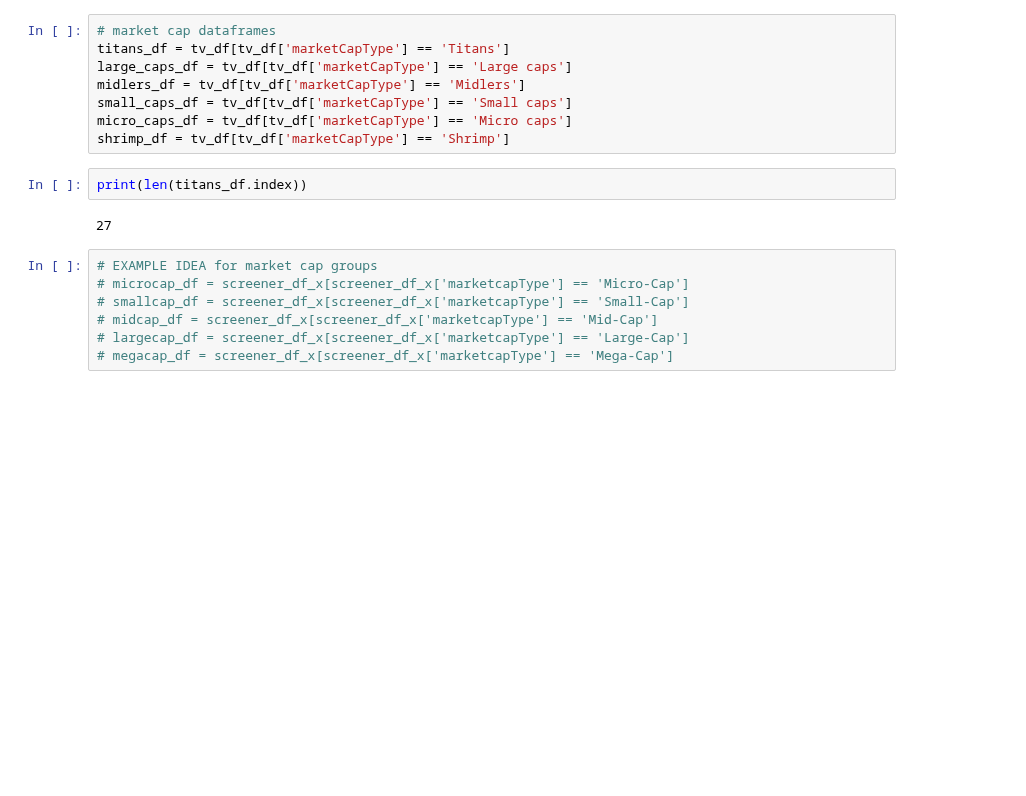
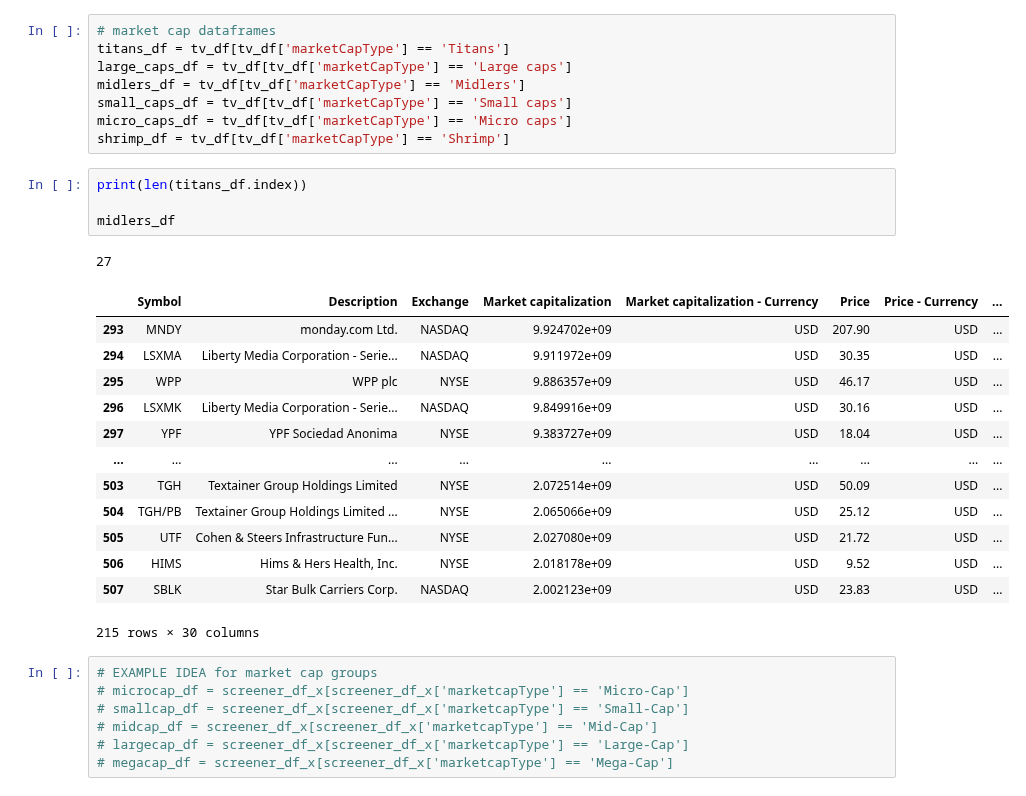
Before and after one commit to sudz4/dark-trader, a Jupyter notebook: stock_screener_TV.ipynb, the cells around one changed output. Drawn from its saved outputs; the diff is of its cells as text; blank space fills up the shorter version.

Commit message:
markets

```diff
--- a/stock_screener_TV.ipynb
+++ b/stock_screener_TV.ipynb
@@ -217,8 +217,23 @@ micro_caps_df = tv_df[tv_df['marketCapType'] == 'Micro caps']
 shrimp_df = tv_df[tv_df['marketCapType'] == 'Shrimp']
 # %%
 print(len(titans_df.index))
+
+midlers_df
 # %% [output]
 27
+|  | Symbol | Description | Exchange | Market capitalization | Market capitalization - Currency | Price | Price - Currency | ... |
+| 293 | MNDY | monday.com Ltd. | NASDAQ | 9.924702e+09 | USD | 207.90 | USD | ... |
+| 294 | LSXMA | Liberty Media Corporation - Serie... | NASDAQ | 9.911972e+09 | USD | 30.35 | USD | ... |
+| 295 | WPP | WPP plc | NYSE | 9.886357e+09 | USD | 46.17 | USD | ... |
+| 296 | LSXMK | Liberty Media Corporation - Serie... | NASDAQ | 9.849916e+09 | USD | 30.16 | USD | ... |
+| 297 | YPF | YPF Sociedad Anonima | NYSE | 9.383727e+09 | USD | 18.04 | USD | ... |
+| ... | ... | ... | ... | ... | ... | ... | ... | ... |
+| 503 | TGH | Textainer Group Holdings Limited | NYSE | 2.072514e+09 | USD | 50.09 | USD | ... |
+| 504 | TGH/PB | Textainer Group Holdings Limited ... | NYSE | 2.065066e+09 | USD | 25.12 | USD | ... |
+| 505 | UTF | Cohen & Steers Infrastructure Fun... | NYSE | 2.027080e+09 | USD | 21.72 | USD | ... |
+| 506 | HIMS | Hims & Hers Health, Inc. | NYSE | 2.018178e+09 | USD | 9.52 | USD | ... |
+| 507 | SBLK | Star Bulk Carriers Corp. | NASDAQ | 2.002123e+09 | USD | 23.83 | USD | ... |
+215 rows × 30 columns
 # %%
 # EXAMPLE IDEA for market cap groups
 # microcap_df = screener_df_x[screener_df_x['marketcapType'] == 'Micro-Cap']
```
